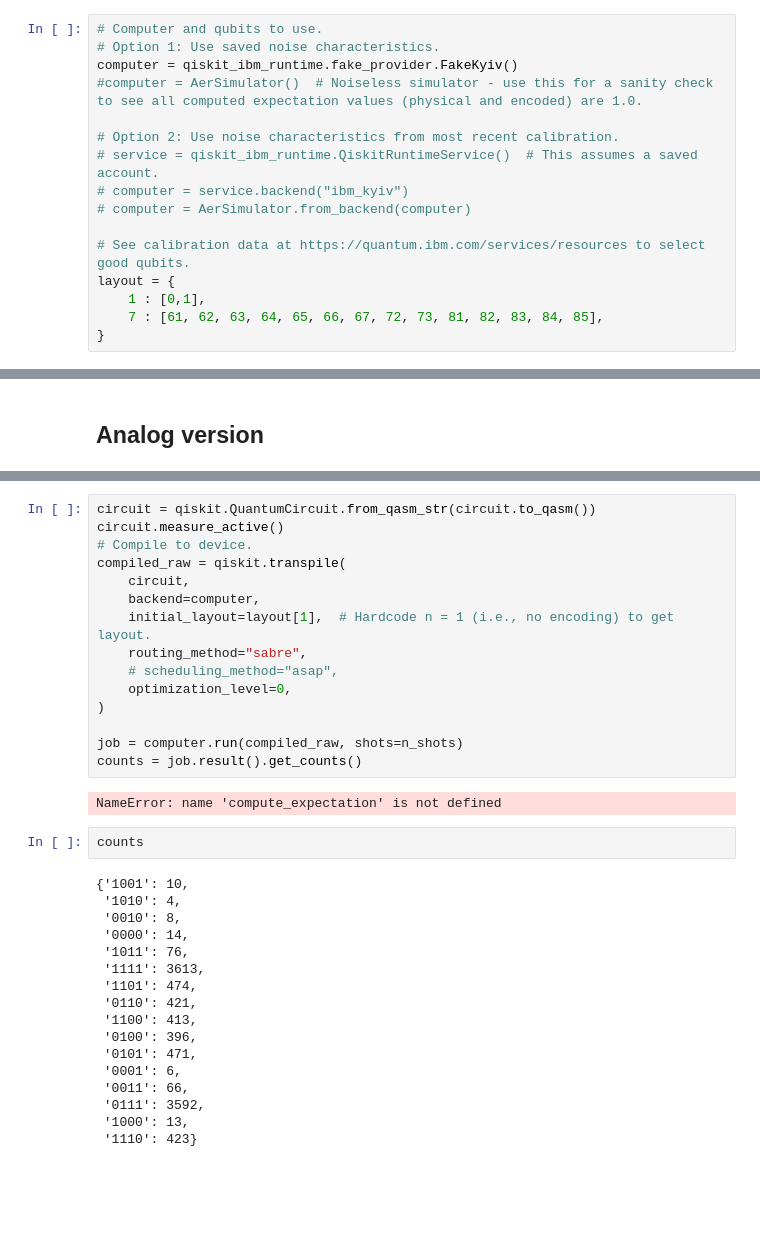
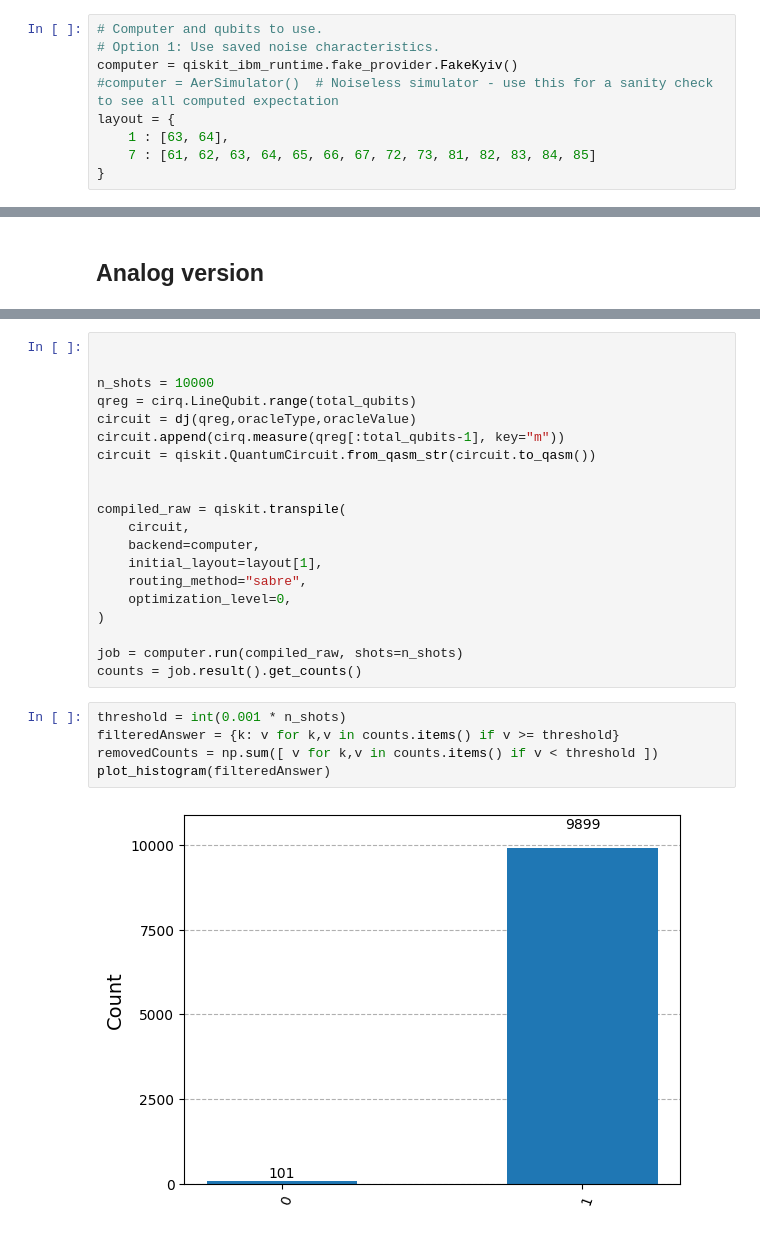
Before and after one commit to rmlarose/encoded, a Jupyter notebook: experiments/color/deutsch-jozsa/dj.ipynb, the cells around one changed output, grey strips where cells are left out. Drawn from its saved outputs; the diff is of its cells as text; blank space fills up the shorter version.

```diff
--- a/experiments/color/deutsch-jozsa/dj.ipynb
+++ b/experiments/color/deutsch-jozsa/dj.ipynb
@@ -13,17 +15,10 @@ from encoded.dj import dj
 # Computer and qubits to use.
 # Option 1: Use saved noise characteristics.
 computer = qiskit_ibm_runtime.fake_provider.FakeKyiv()
-#computer = AerSimulator()  # Noiseless simulator - use this for a sanity check to see all computed expectation values (physical and encoded) are 1.0.
-
-# Option 2: Use noise characteristics from most recent calibration.
-# service = qiskit_ibm_runtime.QiskitRuntimeService()  # This assumes a saved account.
-# computer = service.backend("ibm_kyiv")
-# computer = AerSimulator.from_backend(computer)
-
-# See calibration data at https://quantum.ibm.com/services/resources to select good qubits.
+#computer = AerSimulator()  # Noiseless simulator - use this for a sanity check to see all computed expectation
 layout = {
-    1 : [0,1],
-    7 : [61, 62, 63, 64, 65, 66, 67, 72, 73, 81, 82, 83, 84, 85],
+    1 : [63, 64],
+    7 : [61, 62, 63, 64, 65, 66, 67, 72, 73, 81, 82, 83, 84, 85]
 }
 # %% [markdown]
 ## Oracle definition
@@ -68,36 +39,27 @@ circuit, type_, value_ = dj(qreg,oracleType,oracleValue)
 # %%
+
+
+n_shots = 10000
+qreg = cirq.LineQubit.range(total_qubits)
+circuit = dj(qreg,oracleType,oracleValue)
+circuit.append(cirq.measure(qreg[:total_qubits-1], key="m"))
 circuit = qiskit.QuantumCircuit.from_qasm_str(circuit.to_qasm())
-circuit.measure_active()
-# Compile to device.
+
+
 compiled_raw = qiskit.transpile(
     circuit,
     backend=computer,
-    initial_layout=layout[1],  # Hardcode n = 1 (i.e., no encoding) to get layout.
+    initial_layout=layout[1],
     routing_method="sabre",
-    # scheduling_method="asap",
     optimization_level=0,
 )
 
 job = computer.run(compiled_raw, shots=n_shots)
 counts = job.result().get_counts()
-# %% [output]
-NameError: name 'compute_expectation' is not defined
-# %%
-counts
-# %% [output]
-{'1001': 10,
- '1010': 4,
- '0010': 8,
- '0000': 14,
- '1011': 76,
- '1111': 3613,
- '1101': 474,
- '0110': 421,
- '1100': 413,
- '0100': 396,
- '0101': 471,
- '0001': 6,
- '0011': 66,
- '0111': 3592,
- '1000': 13,
- '1110': 423}
+# %%
+threshold = int(0.001 * n_shots)
+filteredAnswer = {k: v for k,v in counts.items() if v >= threshold}
+removedCounts = np.sum([ v for k,v in counts.items() if v < threshold ])
+plot_histogram(filteredAnswer)
+# %% [output]
+[figure, added]
```
Also changed, not shown: parts of 10 cells of this notebook.
